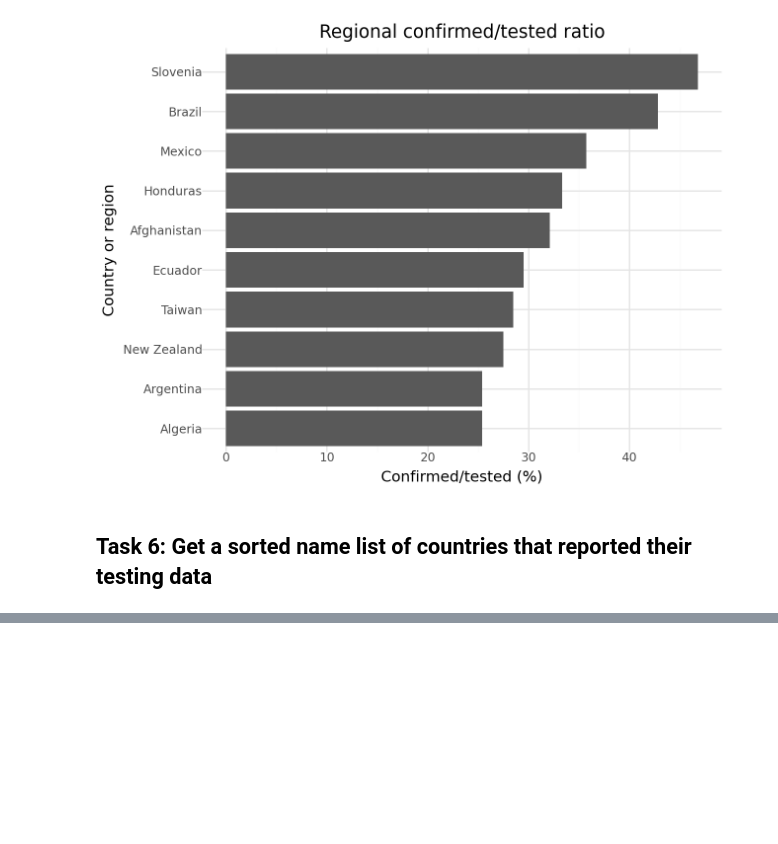
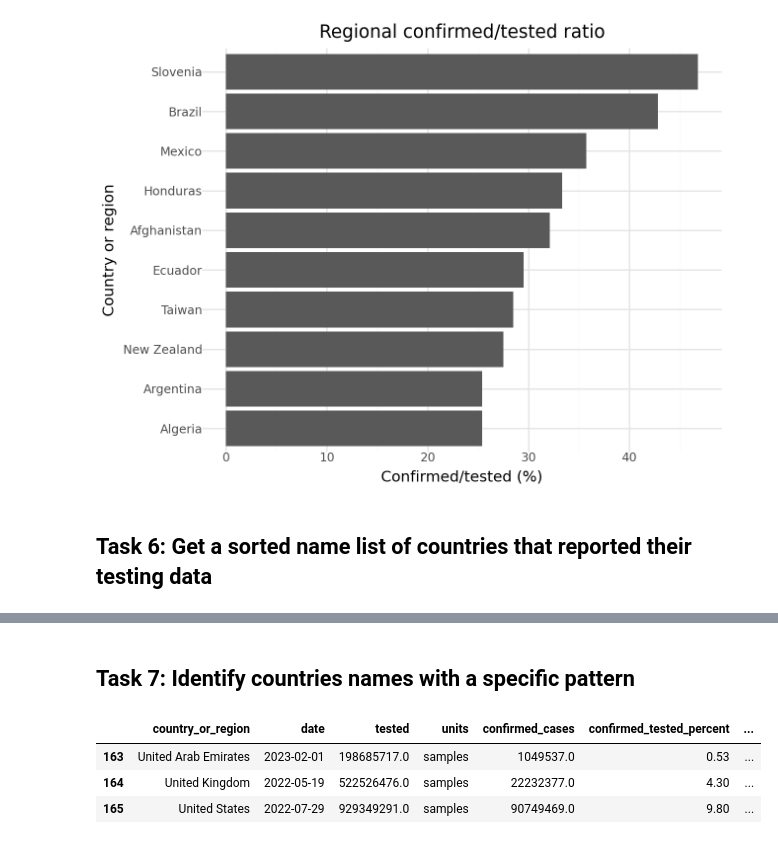
Before and after one commit to tros01/ibm_data_analyst, a Jupyter notebook: py_m5_covid-19_project.ipynb, the cells around one changed output, grey strips where cells are left out. Drawn from its saved outputs; the diff is of its cells as text; code cells hidden in the pictures; blank space fills up the shorter version.

```diff
--- a/py_m5_covid-19_project.ipynb
+++ b/py_m5_covid-19_project.ipynb
@@ -174,0 +204,13 @@ gg_df1["country_or_region"] = pd.Categorical(
+# %% [markdown]
+## Task 7: Identify countries names with a specific pattern
+# %%
+# Find every united entity
+united_df = df.copy()
+united_df = united_df[united_df["country_or_region"].str.lower().str.contains("united", na=False)]
+
+united_df
+# %% [output]
+|  | country_or_region | date | tested | units | confirmed_cases | confirmed_tested_percent | ... |
+| 163 | United Arab Emirates | 2023-02-01 | 198685717.0 | samples | 1049537.0 | 0.53 | ... |
+| 164 | United Kingdom | 2022-05-19 | 522526476.0 | samples | 22232377.0 | 4.30 | ... |
+| 165 | United States | 2022-07-29 | 929349291.0 | samples | 90749469.0 | 9.80 | ... |
```
Also changed, not shown: parts of 17 cells of this notebook.
